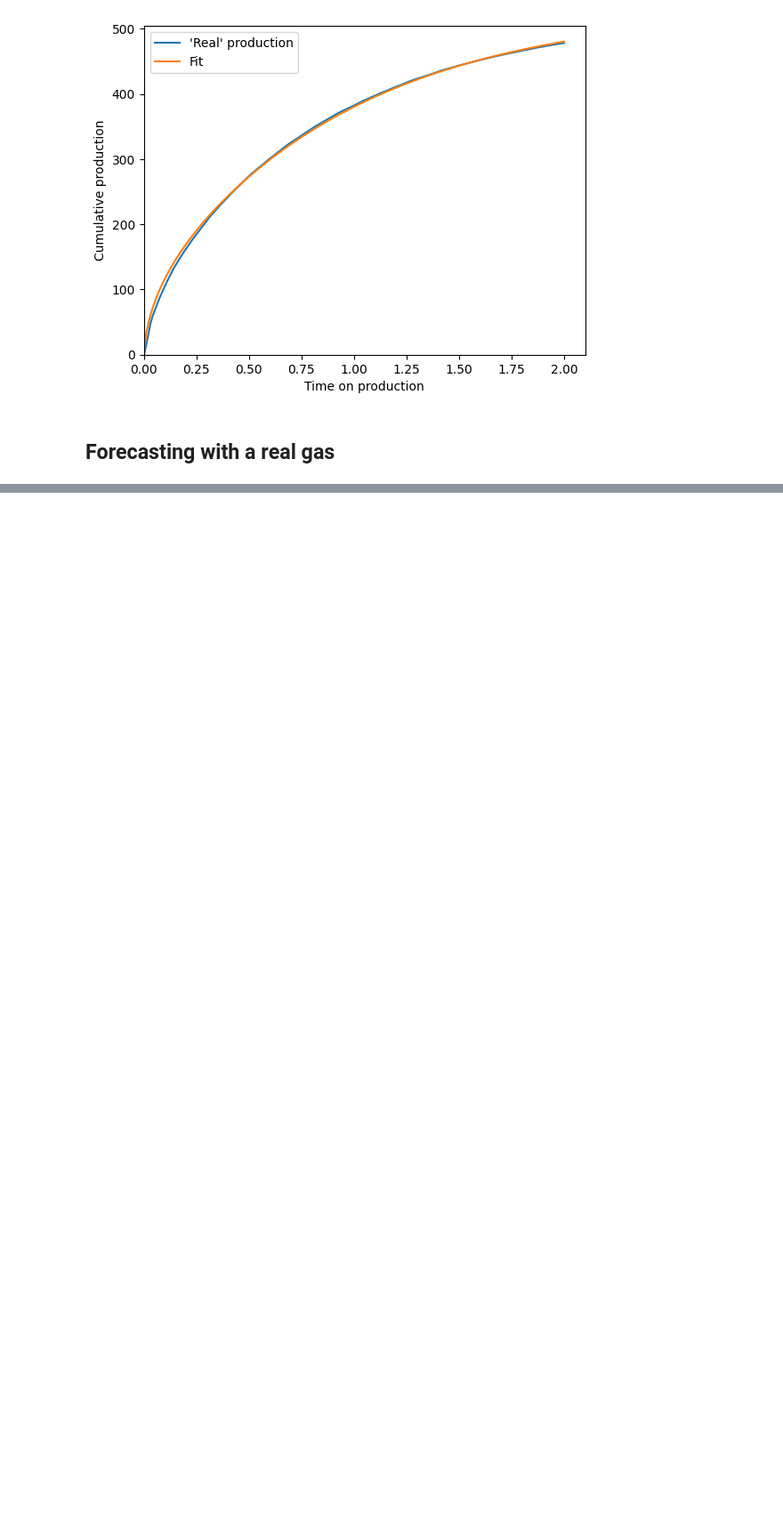
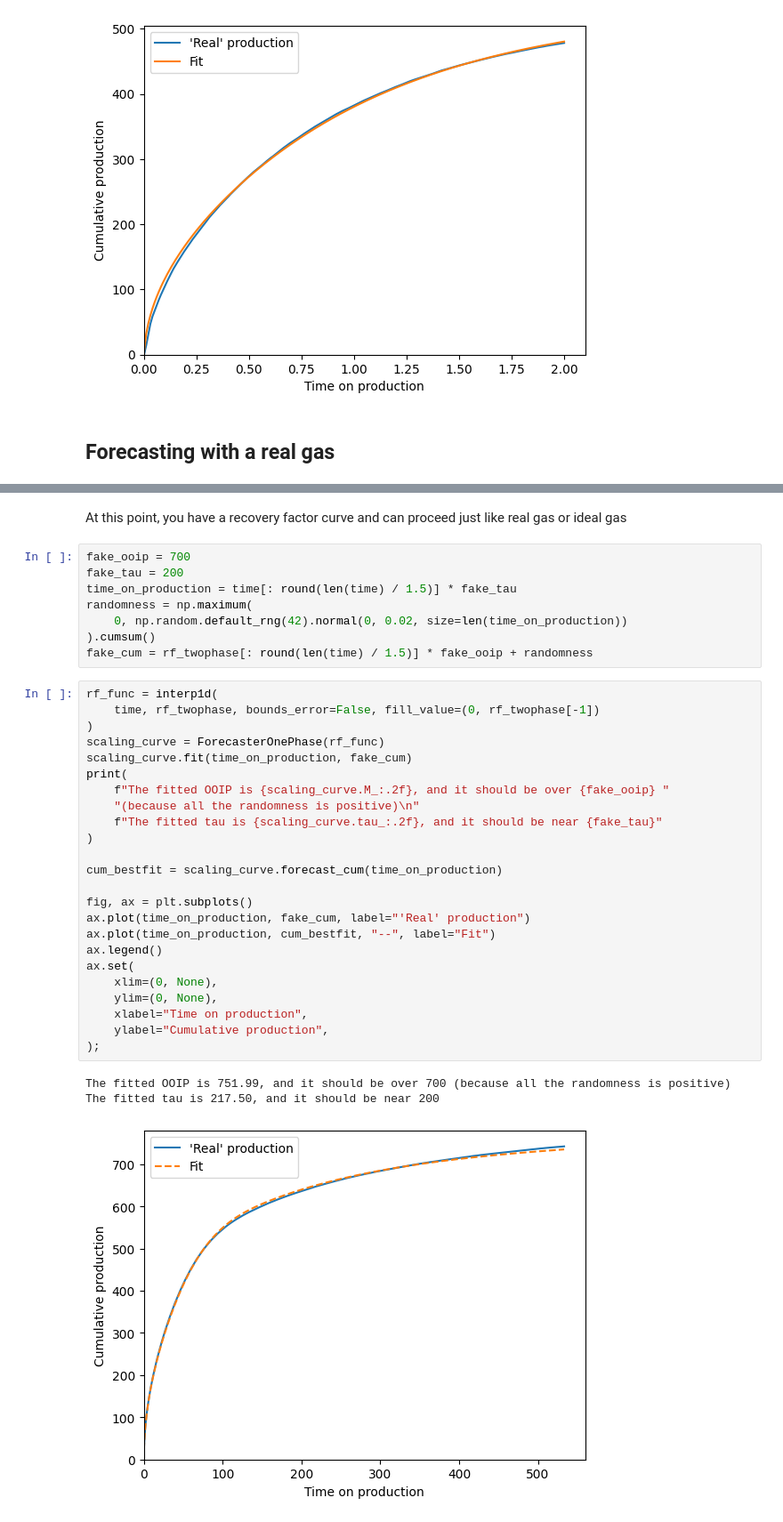
Before and after one commit to frank1010111/bluebonnet, a Jupyter notebook: docs/forecast.ipynb, the cells around one changed output, grey strips where cells are left out. Shown at 89% size. Saved outputs shown, nothing was run; the diff lists cells and outputs as text; blank space fills up the shorter version.

Commit message:
:memo: documentation for forecasting

```diff
--- a/docs/forecast.ipynb
+++ b/docs/forecast.ipynb
@@ -146,0 +183,38 @@ The fitted tau is 162.76, and it should be near 150
+# %% [markdown]
+At this point, you have a recovery factor curve and can proceed just like real gas or ideal gas
+# %%
+fake_ooip = 700
+fake_tau = 200
+time_on_production = time[: round(len(time) / 1.5)] * fake_tau
+randomness = np.maximum(
+    0, np.random.default_rng(42).normal(0, 0.02, size=len(time_on_production))
+).cumsum()
+fake_cum = rf_twophase[: round(len(time) / 1.5)] * fake_ooip + randomness
+# %%
+rf_func = interp1d(
+    time, rf_twophase, bounds_error=False, fill_value=(0, rf_twophase[-1])
+)
+scaling_curve = ForecasterOnePhase(rf_func)
+scaling_curve.fit(time_on_production, fake_cum)
+print(
+    f"The fitted OOIP is {scaling_curve.M_:.2f}, and it should be over {fake_ooip} "
+    "(because all the randomness is positive)\n"
+    f"The fitted tau is {scaling_curve.tau_:.2f}, and it should be near {fake_tau}"
+)
+
+cum_bestfit = scaling_curve.forecast_cum(time_on_production)
+
+fig, ax = plt.subplots()
+ax.plot(time_on_production, fake_cum, label="'Real' production")
+ax.plot(time_on_production, cum_bestfit, "--", label="Fit")
+ax.legend()
+ax.set(
+    xlim=(0, None),
+    ylim=(0, None),
+    xlabel="Time on production",
+    ylabel="Cumulative production",
+);
+# %% [output]
+The fitted OOIP is 751.99, and it should be over 700 (because all the randomness is positive)
+The fitted tau is 217.50, and it should be near 200
+[figure, added]
```
Also changed, not shown: parts of 5 cells of this notebook, 4 other files.
